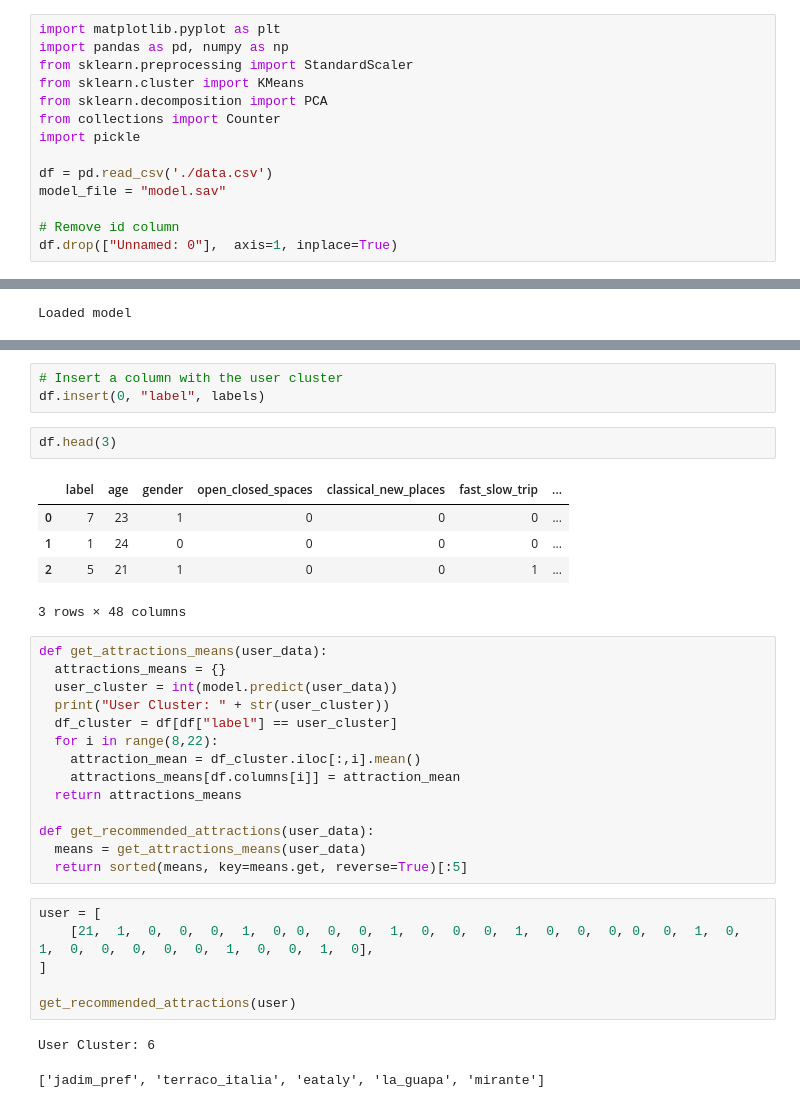
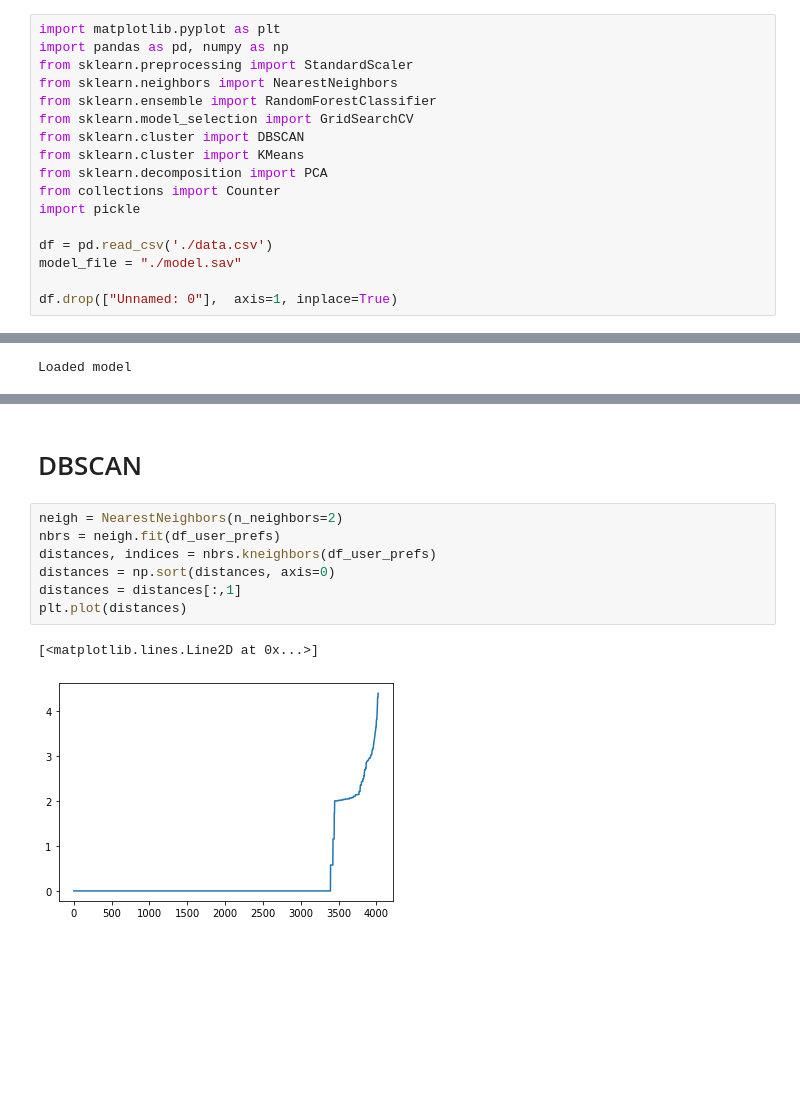
Before and after one commit to wonderplan/recommendation-service, a Jupyter notebook: ML Model.ipynb, the cells around one changed output, grey strips where cells are left out. Saved outputs shown, nothing was run; the diff lists cells and outputs as text; blank space fills up the shorter version.

```diff
--- a/ML Model.ipynb
+++ b/ML Model.ipynb
@@ -2,15 +2,18 @@
 import matplotlib.pyplot as plt
 import pandas as pd, numpy as np
 from sklearn.preprocessing import StandardScaler
+from sklearn.neighbors import NearestNeighbors
+from sklearn.ensemble import RandomForestClassifier
+from sklearn.model_selection import GridSearchCV
+from sklearn.cluster import DBSCAN
 from sklearn.cluster import KMeans
 from sklearn.decomposition import PCA
 from collections import Counter
 import pickle
 
 df = pd.read_csv('./data.csv')
-model_file = "model.sav"
+model_file = "./model.sav"
 
-# Remove id column
 df.drop(["Unnamed: 0"],  axis=1, inplace=True)
 # %%
 attractions_cols = list(range(7,21))
@@ -119,34 +101,12 @@ df.head(3)
-# %%
-# Insert a column with the user cluster
-df.insert(0, "label", labels)
-# %%
-df.head(3)
-# %% [output]
-|  | label | age | gender | open_closed_spaces | classical_new_places | fast_slow_trip | ... |
-| 0 | 7 | 23 | 1 | 0 | 0 | 0 | ... |
-| 1 | 1 | 24 | 0 | 0 | 0 | 0 | ... |
-| 2 | 5 | 21 | 1 | 0 | 0 | 1 | ... |
-3 rows × 48 columns
-# %%
-def get_attractions_means(user_data):
-  attractions_means = {}
-  user_cluster = int(model.predict(user_data))
-  print("User Cluster: " + str(user_cluster))
-  df_cluster = df[df["label"] == user_cluster]
-  for i in range(8,22):
-    attraction_mean = df_cluster.iloc[:,i].mean()
-    attractions_means[df.columns[i]] = attraction_mean
-  return attractions_means
-
-def get_recommended_attractions(user_data):
-  means = get_attractions_means(user_data)
-  return sorted(means, key=means.get, reverse=True)[:5]
-# %%
-user = [
-    [21,  1,  0,  0,  0,  1,  0, 0,  0,  0,  1,  0,  0,  0,  1,  0,  0,  0, 0,  0,  1,  0,  1,  0,  0,  0,  0,  0,  1,  0,  0,  1,  0],
-]
-
-get_recommended_attractions(user)
-# %% [output]
-User Cluster: 6
-['jadim_pref', 'terraco_italia', 'eataly', 'la_guapa', 'mirante']
+# %% [markdown]
+# DBSCAN
+# %%
+neigh = NearestNeighbors(n_neighbors=2)
+nbrs = neigh.fit(df_user_prefs)
+distances, indices = nbrs.kneighbors(df_user_prefs)
+distances = np.sort(distances, axis=0)
+distances = distances[:,1]
+plt.plot(distances)
+# %% [output]
+[<matplotlib.lines.Line2D at 0x...>]
+[figure, added]
```
Also changed, not shown: parts of 11 cells of this notebook, 1 other file.
